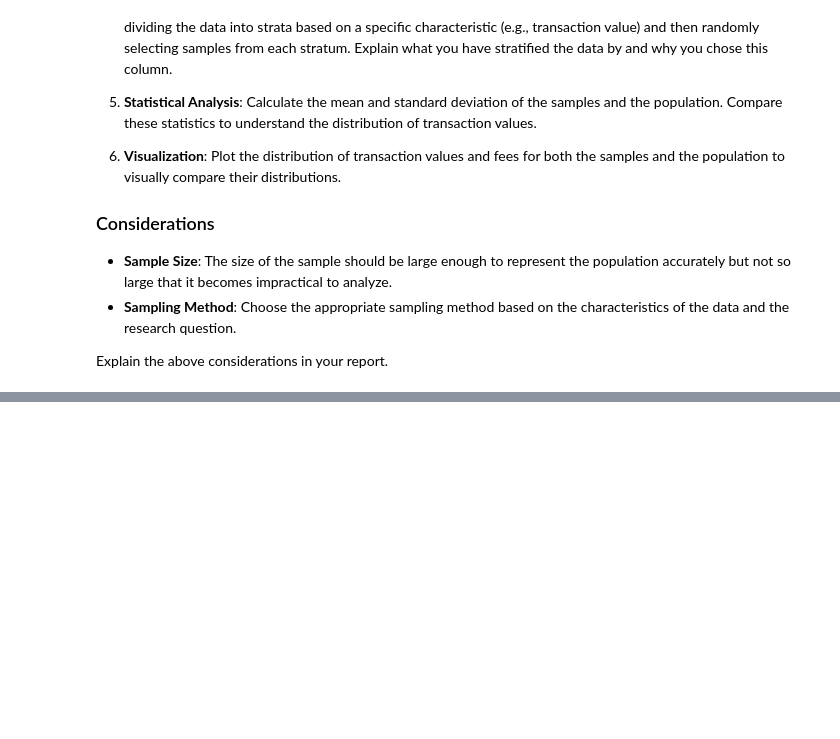
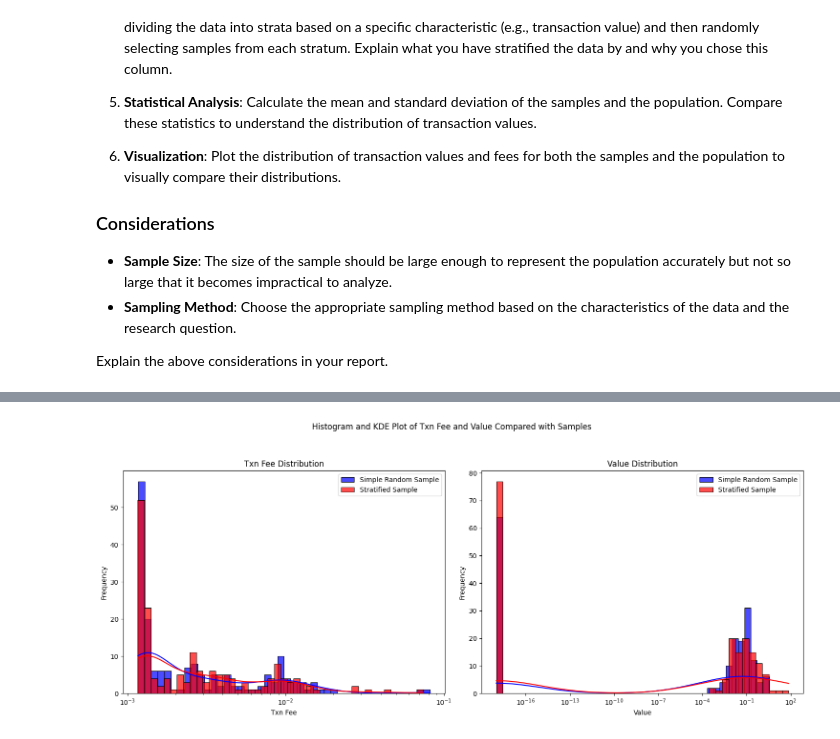
Before and after one commit to tisiphonee/DataS, a Jupyter notebook: CA0.ipynb, the cells around one changed output, grey strips where cells are left out. Drawn from its saved outputs; the diff is of its cells as text; code cells hidden in the pictures; blank space fills up the shorter version.

```diff
--- a/CA0.ipynb
+++ b/CA0.ipynb
@@ -486,0 +610,32 @@ Explain the above considerations in your report.
+# %%
+import matplotlib.pyplot as plt
+import seaborn as sns
+import math
+
+plt.figure(figsize=(15, 6))
+plt.suptitle('Histogram and KDE Plot of Txn Fee and Value Compared with Samples', y=1.05)
+
+plt.subplot(1, 2, 1)
+plt.xscale('log')
+# sns.histplot(df['Txn Fee'], bins=int(math.sqrt(len(df['Txn Fee']))), color='g', kde=True, alpha=0.7, label='Population')
+sns.histplot(df_srs['Txn Fee'], bins=int(math.sqrt(len(df['Txn Fee']))), color='b', kde=True, alpha=0.7, label='Simple Random Sample')
+sns.histplot(df_ss['Txn Fee'], bins=int(math.sqrt(len(df['Txn Fee']))), color='r', kde=True, alpha=0.7, label='Stratified Sample')
+plt.title('Txn Fee Distribution')
+plt.xlabel('Txn Fee')
+plt.ylabel('Frequency')
+plt.legend()
+
+plt.subplot(1, 2, 2)
+plt.xscale('log')
+# sns.histplot(df['Value'], bins=int(math.sqrt(len(df['Value']))), color='g', kde=True, alpha=0.7, label='Population')
+sns.histplot(df_srs['Value'], bins=int(math.sqrt(len(df['Value']))), color='b', kde=True, alpha=0.7, label='Simple Random Sample')
+sns.histplot(df_ss['Value'], bins=int(math.sqrt(len(df['Value']))), color='r', kde=True, alpha=0.7, label='Stratified Sample')
+plt.title('Value Distribution')
+plt.xlabel('Value')
+plt.ylabel('Frequency')
+plt.legend()
+
+plt.tight_layout()
+plt.show()
+# %% [output]
+[figure, added]
```
Also changed, not shown: parts of 16 cells of this notebook.
